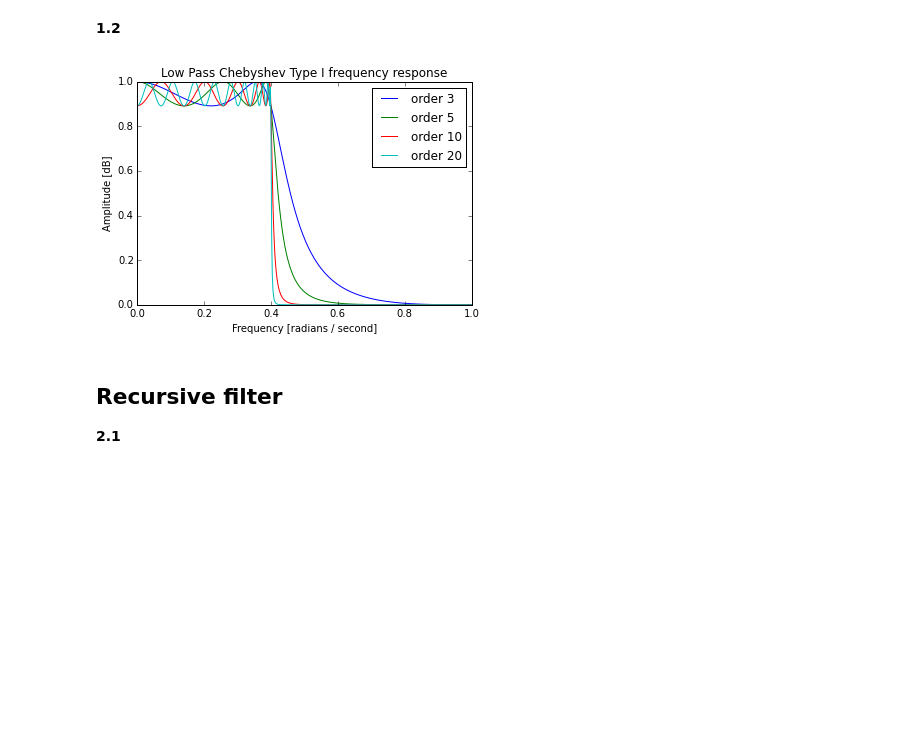
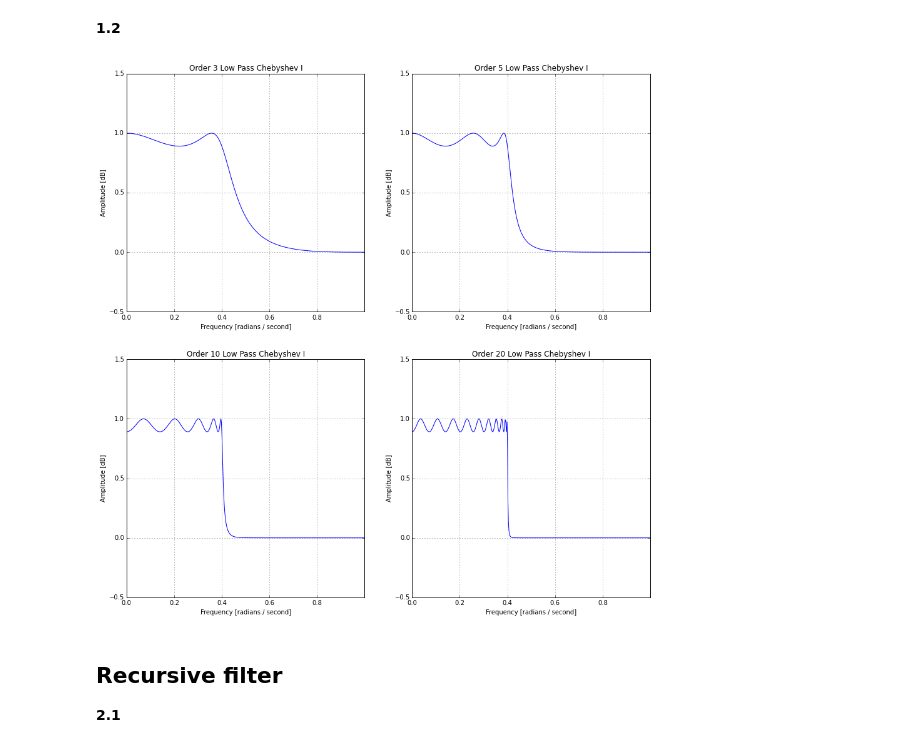
Before and after one commit to SharonSheran/DSP-TP-1617, a Jupyter notebook: Lab6-7/python/Lab67.ipynb, the cells around one changed output. Saved outputs shown, nothing was run; the diff lists cells and outputs as text; code cells hidden in the pictures; blank space fills up the shorter version.

```diff
--- a/Lab6-7/python/Lab67.ipynb
+++ b/Lab6-7/python/Lab67.ipynb
@@ -157,30 +194,74 @@ plt.show()
 # %%
 #  Plot  the  low-pass  response  of  the  Chebychev-I   filter  while  increasing  the  order  of  the   filter
 # [3;5;10;20] (ripple = 1.0).  Discuss your observations.
 
 b3, a3 = signal.cheby1( 3, 1.0, 0.4, 'low')
 w3, h3 = signal.freqz(b3, a3)
 
 b5, a5 = signal.cheby1( 5, 1.0, 0.4, 'low')
 w5, h5 = signal.freqz(b5, a5)
 
 b10, a10 = signal.cheby1( 10, 1.0, 0.4, 'low')
 w10, h10 = signal.freqz(b10, a10)
 
 b20, a20 = signal.cheby1( 20, 1.0, 0.4, 'low')
 w20, h20 = signal.freqz(b20, a20)
 
-plt.plot(w3/np.pi, abs(h3), label="order 3")
-plt.plot(w5/np.pi, abs(h5), label="order 5")
-plt.plot(w10/np.pi, abs(h10), label="order 10")
-plt.plot(w20/np.pi, abs(h20), label="order 20")
-plt.title('Low Pass Chebyshev Type I frequency response')
+
+
+plt.figure(figsize=(15,15))
+plt.subplot(2,2,1)
+plt.plot(w3/np.pi, abs(h3))
+plt.title('Order 3 Low Pass Chebyshev I ')
 plt.xlabel('Frequency [radians / second]')
 plt.ylabel('Amplitude [dB]')
-plt.legend()
-plt.show()
+plt.margins(0, 0.5)
+plt.grid(which='both', axis='both')
+
+
+plt.subplot(2,2,2)
+plt.plot(w5/np.pi, abs(h5))
+plt.title('Order 5 Low Pass Chebyshev I ')
+plt.xlabel('Frequency [radians / second]')
+plt.ylabel('Amplitude [dB]')
+plt.margins(0, 0.5)
+plt.grid(which='both', axis='both')
+
+
+
+
+plt.subplot(2,2,3)
+plt.plot(w10/np.pi, abs(h10))
+plt.title('Order 10 Low Pass Chebyshev I ')
+plt.xlabel('Frequency [radians / second]')
+plt.ylabel('Amplitude [dB]')
+plt.margins(0, 0.5)
+plt.grid(which='both', axis='both')
+
+
+
+plt.subplot(2,2,4)
+plt.plot(w20/np.pi, abs(h20))
+plt.title('Order 20 Low Pass Chebyshev I')
+plt.xlabel('Frequency [radians / second]')
+plt.ylabel('Amplitude [dB]')
+plt.margins(0, 0.5)
+plt.grid(which='both', axis='both')
+
+
+
+#----To show all graphs in one usind labels and colors:
+#plt.plot(w3/np.pi, abs(h3), label="order 3")
+#plt.plot(w5/np.pi, abs(h5), label="order 5")
+#plt.plot(w10/np.pi, abs(h10), label="order 10")
+#plt.plot(w20/np.pi, abs(h20), label="order 20")
+#plt.title('Low Pass Chebyshev Type I frequency response')
+#plt.xlabel('Frequency [radians / second]')
+#plt.ylabel('Amplitude [dB]')
+#plt.legend()
+#plt.show()
 # %% [output]
-[figure, old version]
+[figure, new version]
 # %% [markdown]
 ## Recursive filter
 
```
Also changed, not shown: parts of 13 cells of this notebook.
